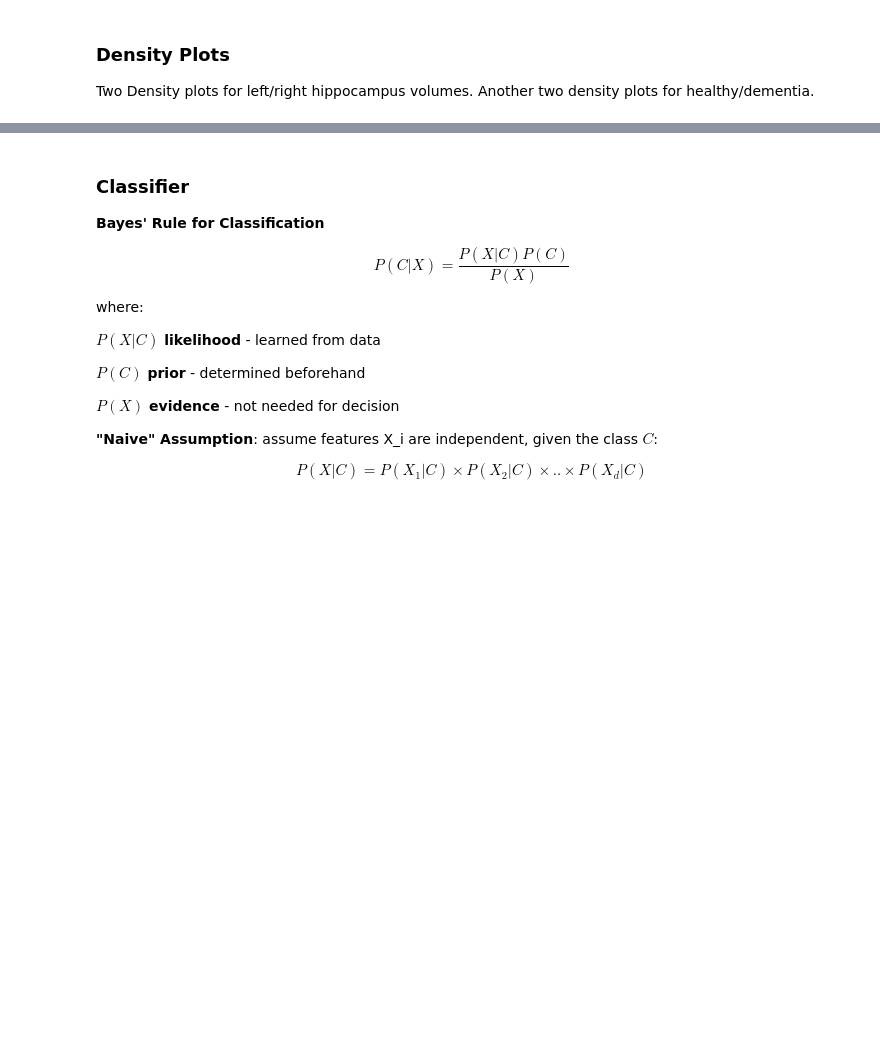
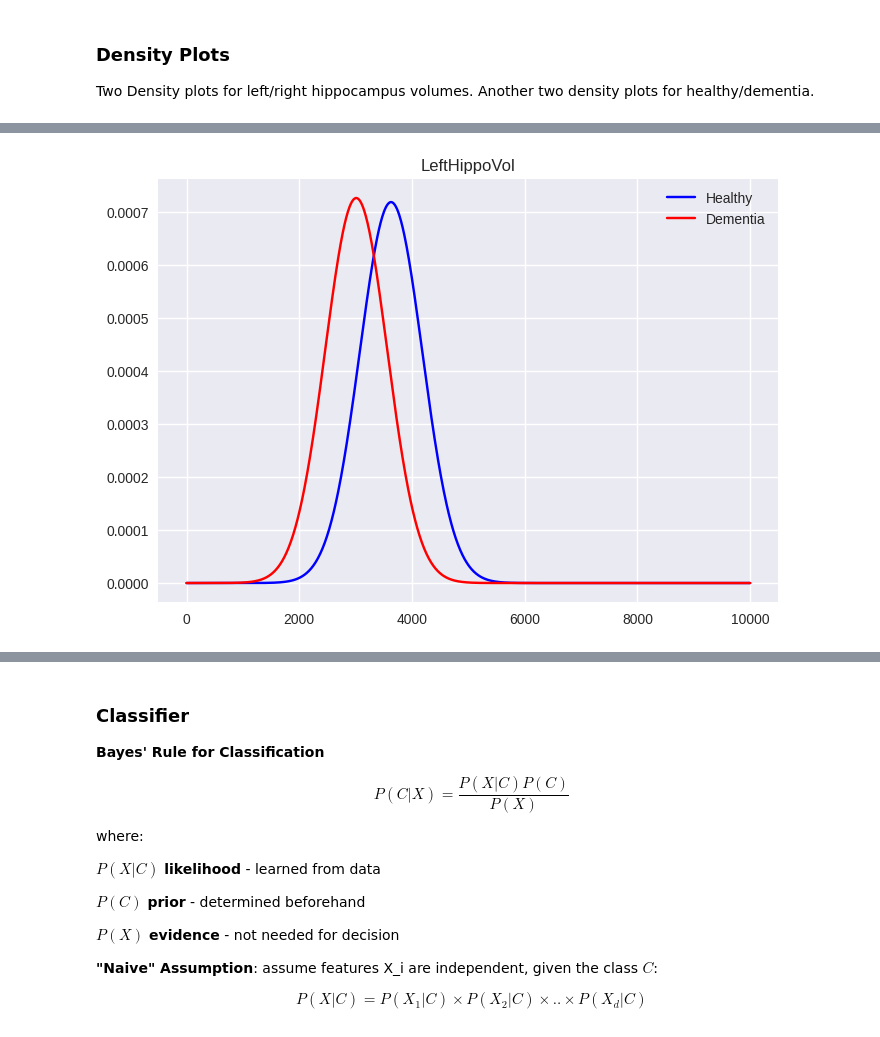
Before and after one commit to Tazering/UVA-CS, a Jupyter notebook: CS-3501_Zhang/tkj9ep_CS3501_PS1.ipynb, the cells around one changed output, grey strips where cells are left out. Cells and saved outputs as stored; diff of their text form; code cells hidden in the pictures; blank space fills up the shorter version.

```diff
--- a/CS-3501_Zhang/tkj9ep_CS3501_PS1.ipynb
+++ b/CS-3501_Zhang/tkj9ep_CS3501_PS1.ipynb
@@ -224,3 +242,9 @@ left_right_palette = {"RightHippoVol": "b", "LeftHippoVol": "r"}
+# %%
+create_stacked_gaussian_plots(healthy_set["LeftHippoVol"].mean(), healthy_set["LeftHippoVol"].var(),
+                              dementia_set["LeftHippoVol"].mean(), dementia_set["LeftHippoVol"].var(),
+                               ["LeftHippoVol", "Healthy", "Dementia"])
+# %% [output]
+[figure, added]
 # %%
 sns.displot(data = dementia_set, kind = "kde", hue_order = ["RightHippoVol", "LeftHippoVol"],
             fill = True, palette = left_right_palette).set(title = "Dementia")
```
Also changed, not shown: parts of 15 cells of this notebook.
